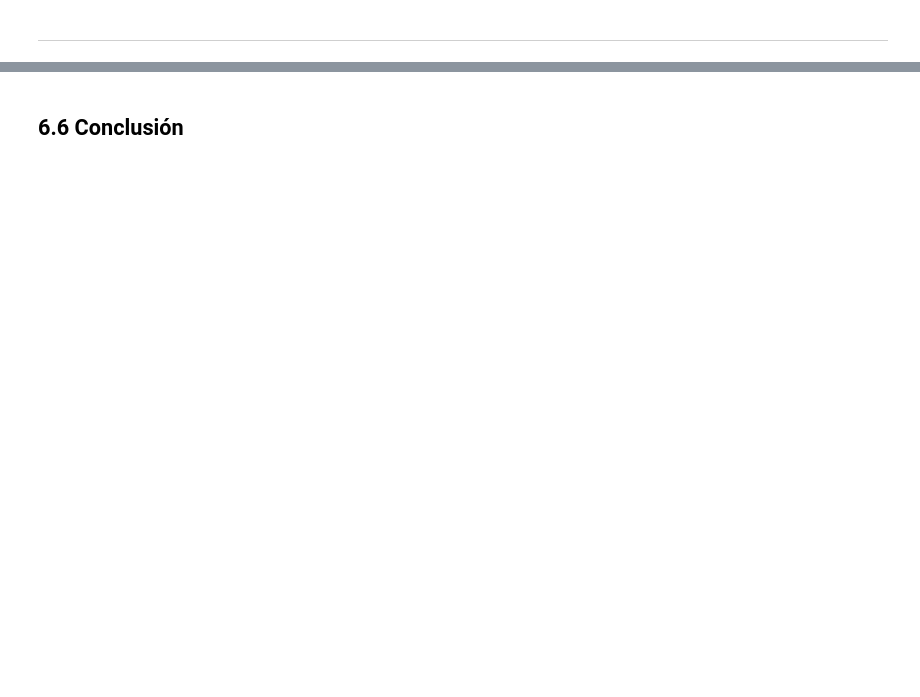
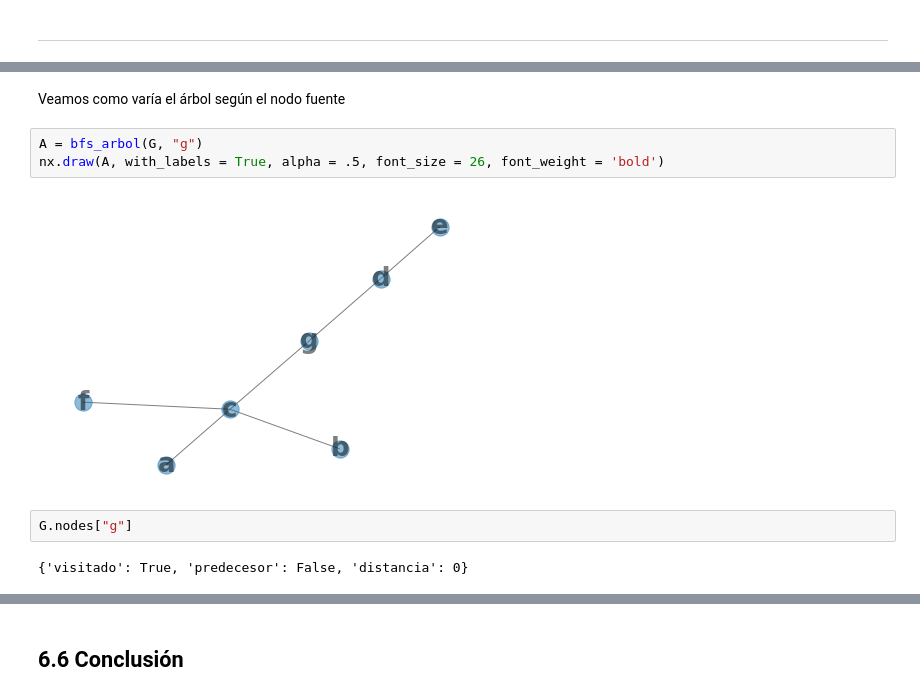
Before and after one commit to pgbarletta/Algoritmos, a Jupyter notebook: teoricas/6-grafos/teorica_grafos.ipynb, the cells around one changed output, grey strips where cells are left out. Saved outputs shown, nothing was run; the diff lists cells and outputs as text; blank space fills up the shorter version.

```diff
--- a/teoricas/6-grafos/teorica_grafos.ipynb
+++ b/teoricas/6-grafos/teorica_grafos.ipynb
@@ -370,0 +450,11 @@ Un digrafo se dice fuertemente conexo si para todo par de nodos $u$, $v$ existe
+# %% [markdown]
+Veamos como varía el árbol según el nodo fuente
+# %%
+A = bfs_arbol(G, "g")
+nx.draw(A, with_labels = True, alpha = .5, font_size = 26, font_weight = 'bold')
+# %% [output]
+[figure, added]
+# %%
+G.nodes["g"]
+# %% [output]
+{'visitado': True, 'predecesor': False, 'distancia': 0}
```
Also changed, not shown: parts of 41 cells of this notebook.
